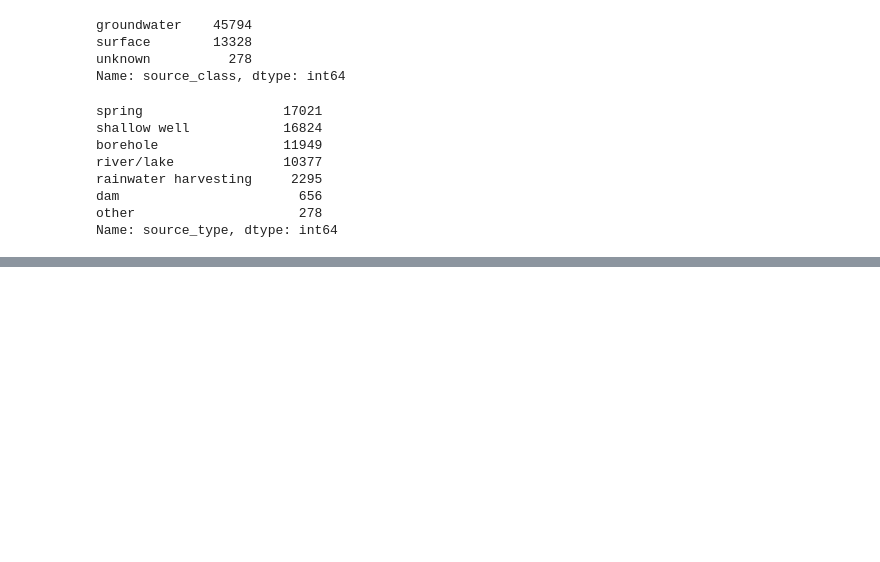
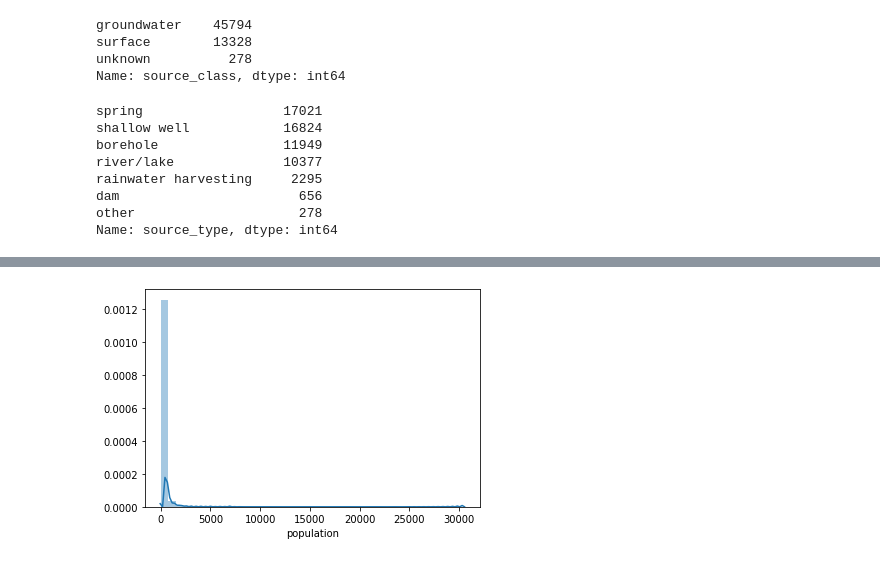
Before and after one commit to Sakshi9147/Pump-it-up--Tackling-Tanzania-water-crisis, a Jupyter notebook: pump-it-up_advanceproject.ipynb, the cells around one changed output, grey strips where cells are left out. Saved outputs shown, nothing was run; the diff lists cells and outputs as text; code cells hidden in the pictures; blank space fills up the shorter version.

```diff
--- a/pump-it-up_advanceproject.ipynb
+++ b/pump-it-up_advanceproject.ipynb
@@ -8,6 +16,6 @@ import seaborn as sns
 # %%
-train_data = pd.read_csv('C:\\Users\\saksh\\Desktop\\sem2\\advance project\\training set values.csv')
-train_target = pd.read_csv('C:\\Users\\saksh\\Desktop\\sem2\\advance project\\training set labels.csv')
+train_data = pd.read_csv('training set values.csv')
+train_target = pd.read_csv('training set labels.csv')
 # %%
 # Merge data and labels together in one dataframe.
 train_data = pd.merge(train_data, train_target, on='id')
@@ -968,7 +940,7 @@ Name: quality_group, dtype: int64
 # %%
 # Water_quality and quality_group contain identical data. Remove one and keep the other.
 
-train_data.drop('quality_group',inplace = True, axis = 1)
+train_data.drop('water_quality',inplace = True, axis = 1)
 # %%
 train_data.quantity.value_counts()
 # %% [output]
@@ -1034,5 +1006,5 @@ train_data.drop('source',inplace = True,axis =  1)
 # it appears to be superflous. We expect id to not contain any useful information so that gets
 # dropped too.
 
-train_data.drop(['gps_height', 'longitude', 'latitude', 'region_code', 'district_code',
+train_data.drop(['gps_height','region_code', 'district_code',
              'num_private', 'id'], inplace = True,axis=1)
@@ -1038,0 +1063,26 @@ train_data.drop(['gps_height', 'longitude', 'latitude', 'region_code', 'district
+# %%
+# Turn construction_year into a categorical column containing the following values: '60s', '70s',
+# '80s', '90s, '00s', '10s', 'unknown'.
+
+def construction_wrangler(row):
+    if row['construction_year'] >= 1960 and row['construction_year'] < 1970:
+        return '60s'
+    elif row['construction_year'] >= 1970 and row['construction_year'] < 1980:
+        return '70s'
+    elif row['construction_year'] >= 1980 and row['construction_year'] < 1990:
+        return '80s'
+    elif row['construction_year'] >= 1990 and row['construction_year'] < 2000:
+        return '90s'
+    elif row['construction_year'] >= 2000 and row['construction_year'] < 2010:
+        return '00s'
+    elif row['construction_year'] >= 2010:
+        return '10s'
+    else:
+        return 'unknown'
+
+train_data['construction_year'] = train_data.apply(lambda row: construction_wrangler(row), axis=1)
+# %%
+sns.distplot(train_data.population, bins = 40)
+plt.show()
+# %% [output]
+[figure, added]
```
Also changed, not shown: parts of 95 cells of this notebook.
